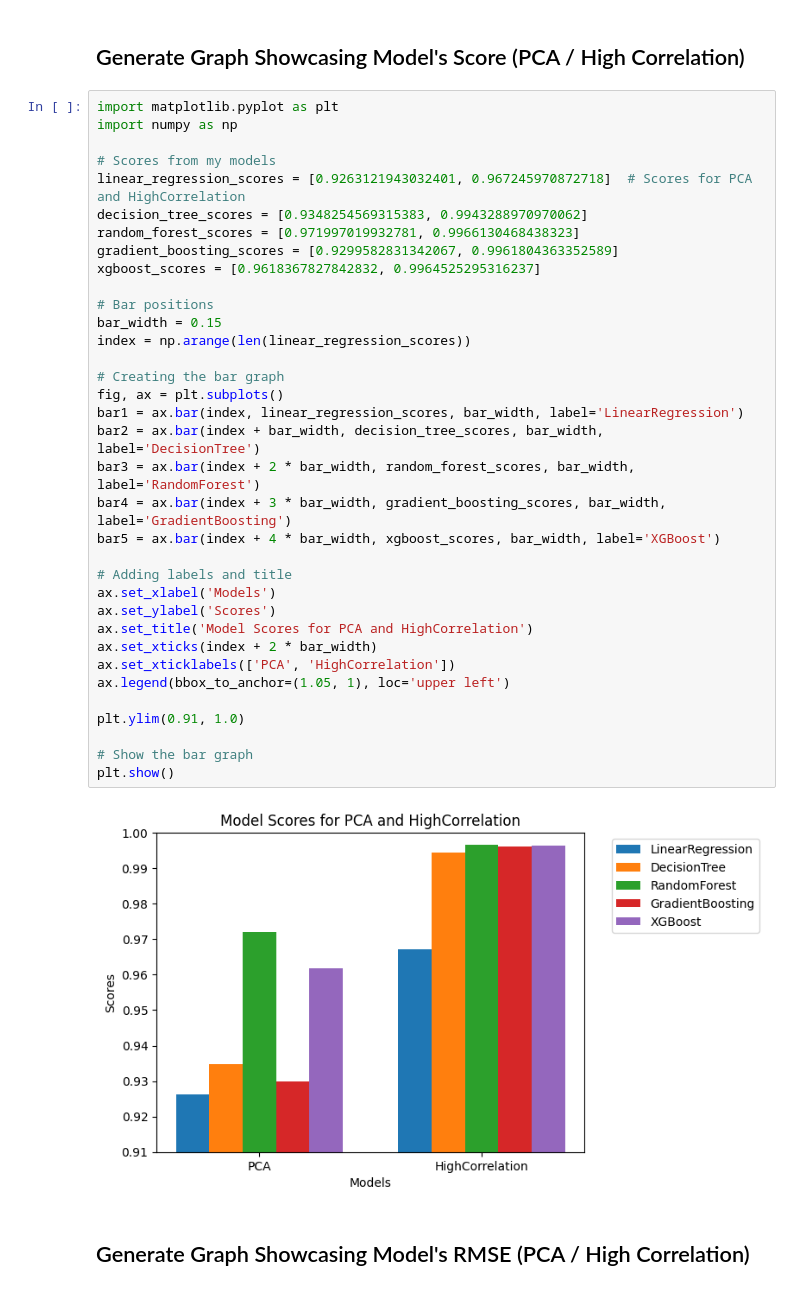
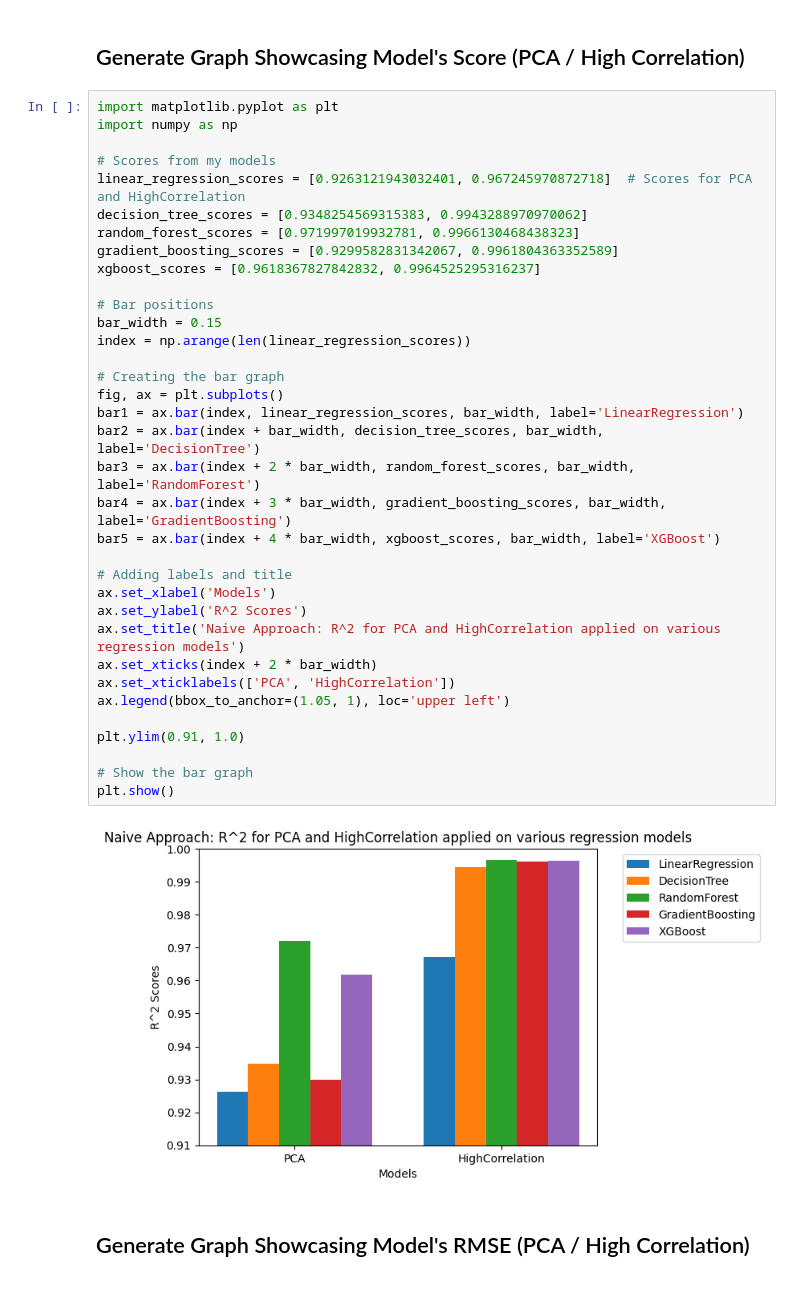
Before and after one commit to dineshUmasankar/philly_house_predictor, a Jupyter notebook: model_development/model_development.ipynb, the cells around one changed output. Saved outputs shown, nothing was run; the diff lists cells and outputs as text.

Commit message:
Discuss Naive Approach

```diff
--- a/model_development/model_development.ipynb
+++ b/model_development/model_development.ipynb
@@ -111,36 +111,36 @@ import numpy as np
 # Scores from my models
 linear_regression_scores = [0.9263121943032401, 0.967245970872718]  # Scores for PCA and HighCorrelation
 decision_tree_scores = [0.9348254569315383, 0.9943288970970062]
 random_forest_scores = [0.971997019932781, 0.9966130468438323]
 gradient_boosting_scores = [0.9299582831342067, 0.9961804363352589]
 xgboost_scores = [0.9618367827842832, 0.9964525295316237]
 
 # Bar positions
 bar_width = 0.15
 index = np.arange(len(linear_regression_scores))
 
 # Creating the bar graph
 fig, ax = plt.subplots()
 bar1 = ax.bar(index, linear_regression_scores, bar_width, label='LinearRegression')
 bar2 = ax.bar(index + bar_width, decision_tree_scores, bar_width, label='DecisionTree')
 bar3 = ax.bar(index + 2 * bar_width, random_forest_scores, bar_width, label='RandomForest')
 bar4 = ax.bar(index + 3 * bar_width, gradient_boosting_scores, bar_width, label='GradientBoosting')
 bar5 = ax.bar(index + 4 * bar_width, xgboost_scores, bar_width, label='XGBoost')
 
 # Adding labels and title
 ax.set_xlabel('Models')
-ax.set_ylabel('Scores')
-ax.set_title('Model Scores for PCA and HighCorrelation')
+ax.set_ylabel('R^2 Scores')
+ax.set_title('Naive Approach: R^2 for PCA and HighCorrelation applied on various regression models')
 ax.set_xticks(index + 2 * bar_width)
 ax.set_xticklabels(['PCA', 'HighCorrelation'])
 ax.legend(bbox_to_anchor=(1.05, 1), loc='upper left')
 
 plt.ylim(0.91, 1.0)
 
 # Show the bar graph
 plt.show()
 # %% [output]
-[figure, old version]
+[figure, new version]
 # %% [markdown]
 ## Generate Graph Showcasing Model's RMSE (PCA / High Correlation)
 # %%
```
Also changed, not shown: parts of 1 cell of this notebook, 3 other files.
